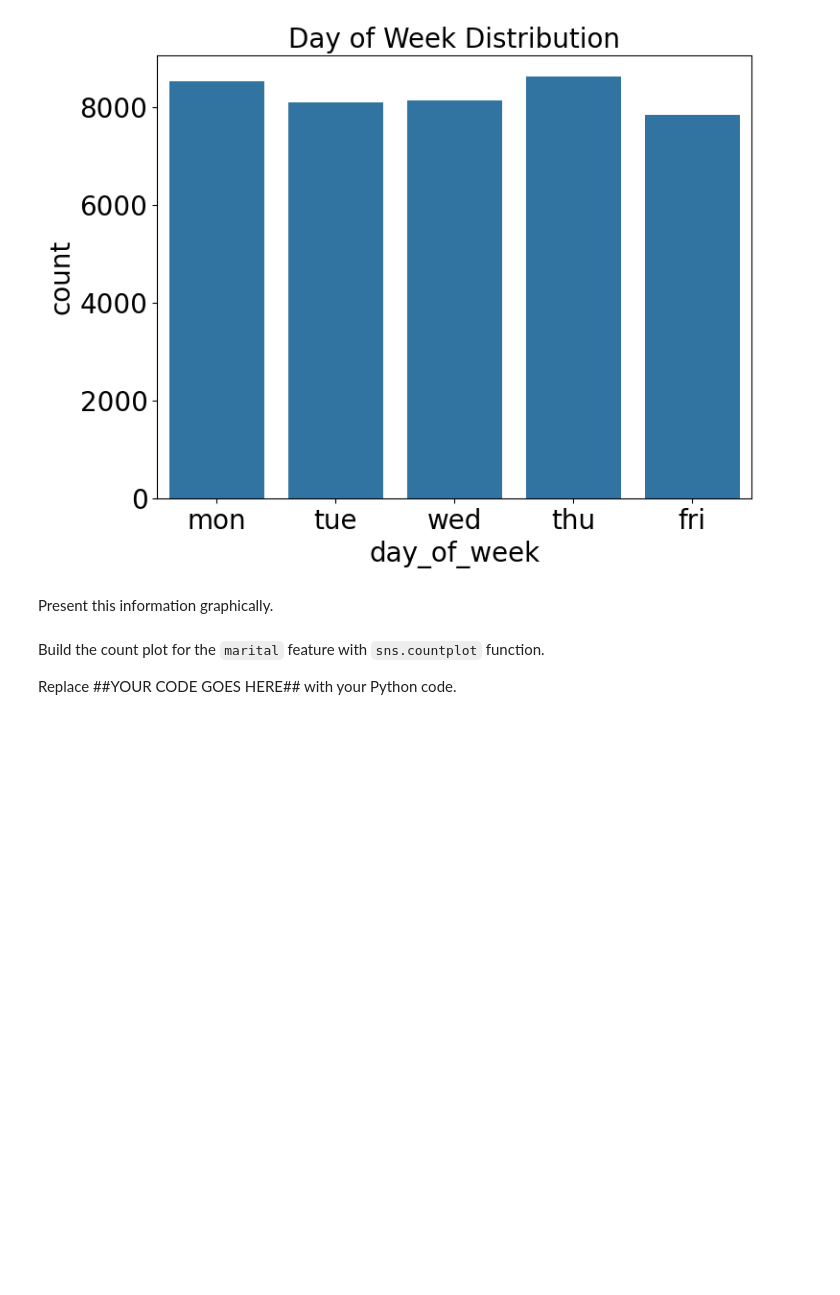
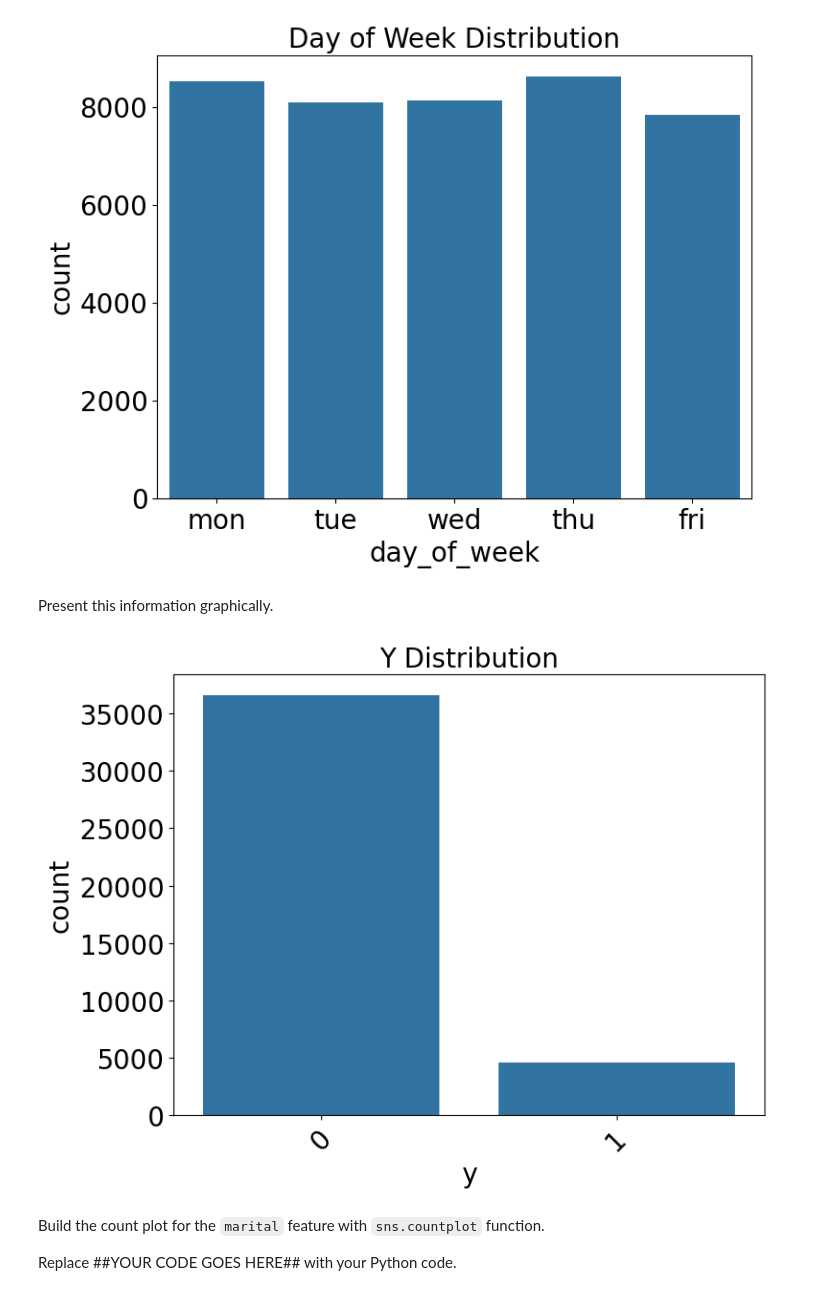
Before and after one commit to ledidk/data_analysis_in_banking, a Jupyter notebook: VDA_Banking_L2.ipynb, the cells around one changed output. Drawn from its saved outputs; the diff is of its cells as text; code cells hidden in the pictures; blank space fills up the shorter version.

Commit message:
count plot for the  feature with  function

```diff
--- a/VDA_Banking_L2.ipynb
+++ b/VDA_Banking_L2.ipynb
@@ -452,3 +450,10 @@ sns.countplot(df["y"]);
+# %%
+sns.countplot(x='y', data=df)
+plt.title('Y Distribution')
+plt.xticks(rotation=45)
+plt.show()
+# %% [output]
+[figure, added]
 # %% [markdown]
 Build the count plot for the `marital` feature with `sns.countplot` function.
 
```
Also changed, not shown: parts of 3 cells of this notebook.
